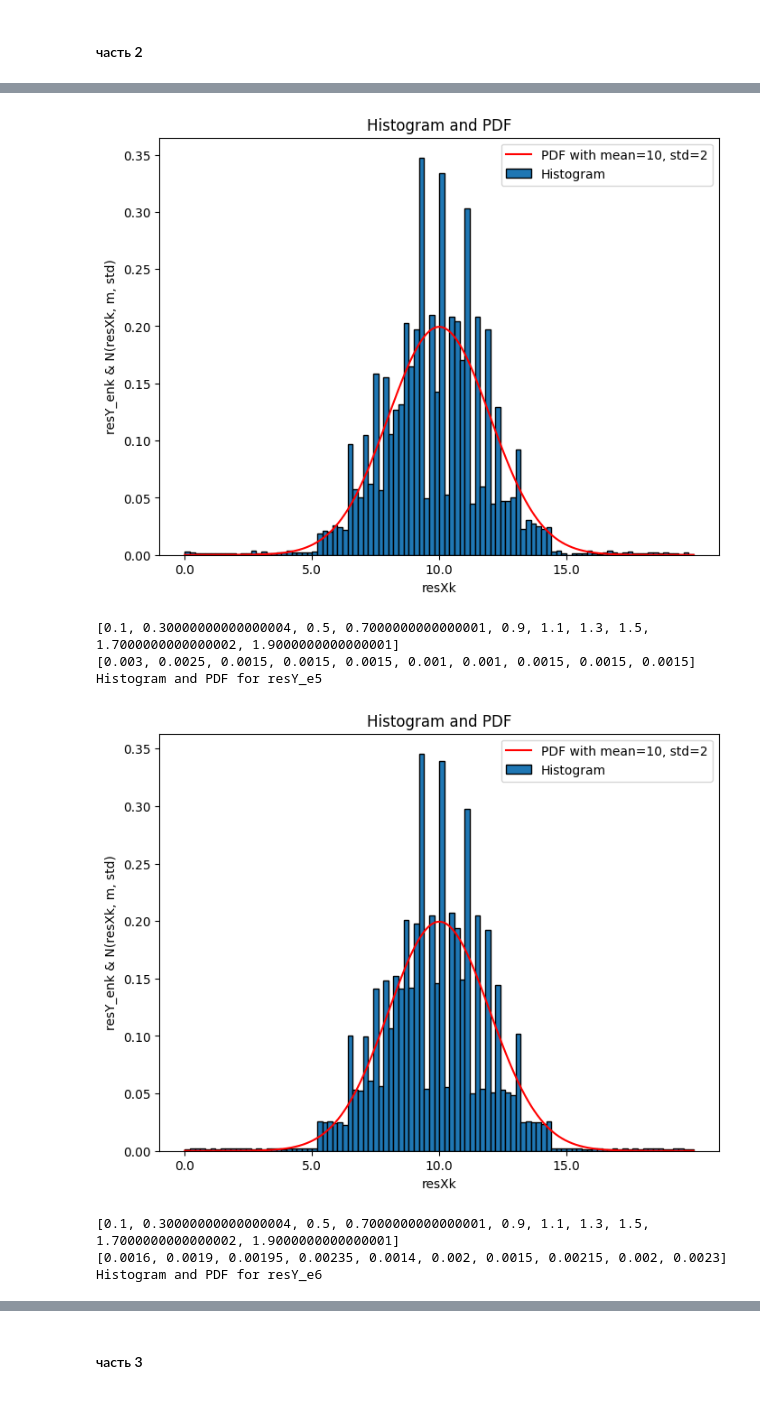
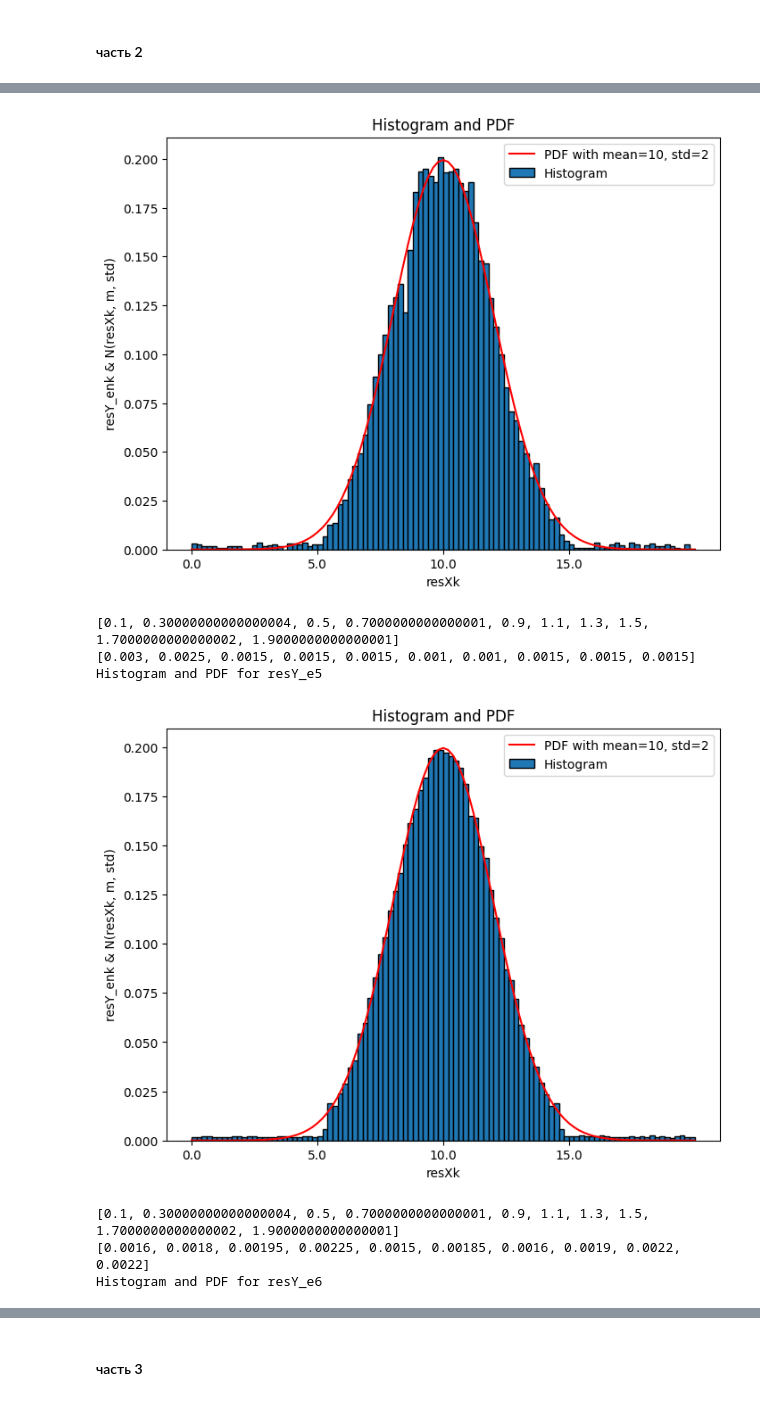
Before and after one commit to Sypoo1/mtuci-statistics, a Jupyter notebook: 6.ipynb, the cells around one changed output, grey strips where cells are left out. Saved outputs shown, nothing was run; the diff lists cells and outputs as text; code cells hidden in the pictures.

```diff
--- a/6.ipynb
+++ b/6.ipynb
@@ -133,7 +116,7 @@ def GetTabF(F, minArg, maxArg, PointsCount):
     maxVal = F(maxArg)
 
     # Calculate the step size for dividing the CDF range
-    dVal = (maxVal - minVal) / (PointsCount - 1)
+    dVal = (maxVal - minVal) / (PointsCount - 2)
 
     # Initialize lists to store XTab and YTab
     YTab = [minVal]
@@ -354,7 +337,7 @@ def draw_pdf_and_hist(left_boundary, right_boundary, num_plots, relative_frequen
 
     bar_width = (right_boundary - left_boundary) / num_plots
 
-    x_values = [left_boundary + i * (right_boundary - left_boundary) / 1000 for i in range(1001)]
+    x_values = [left_boundary + i * (right_boundary - left_boundary) / 100 for i in range(101)]
     y_values = [normal_dis_function(std, expectation, x) for x in x_values]
     plt.plot(x_values, y_values, label=f"PDF with mean={expectation}, std={std}", color='red')
 
@@ -407,9 +390,9 @@ Histogram and PDF for resY_e3
 Histogram and PDF for resY_e4
-[figure, old version]
+[figure, new version]
 [0.1, 0.30000000000000004, 0.5, 0.7000000000000001, 0.9, 1.1, 1.3, 1.5, 1.7000000000000002, 1.9000000000000001]
 [0.003, 0.0025, 0.0015, 0.0015, 0.0015, 0.001, 0.001, 0.0015, 0.0015, 0.0015]
 Histogram and PDF for resY_e5
-[figure, old version]
+[figure, new version]
 [0.1, 0.30000000000000004, 0.5, 0.7000000000000001, 0.9, 1.1, 1.3, 1.5, 1.7000000000000002, 1.9000000000000001]
-[0.0016, 0.0019, 0.00195, 0.00235, 0.0014, 0.002, 0.0015, 0.00215, 0.002, 0.0023]
+[0.0016, 0.0018, 0.00195, 0.00225, 0.0015, 0.00185, 0.0016, 0.0019, 0.0022, 0.0022]
 Histogram and PDF for resY_e6
```
Also changed, not shown: parts of 9 cells of this notebook.
